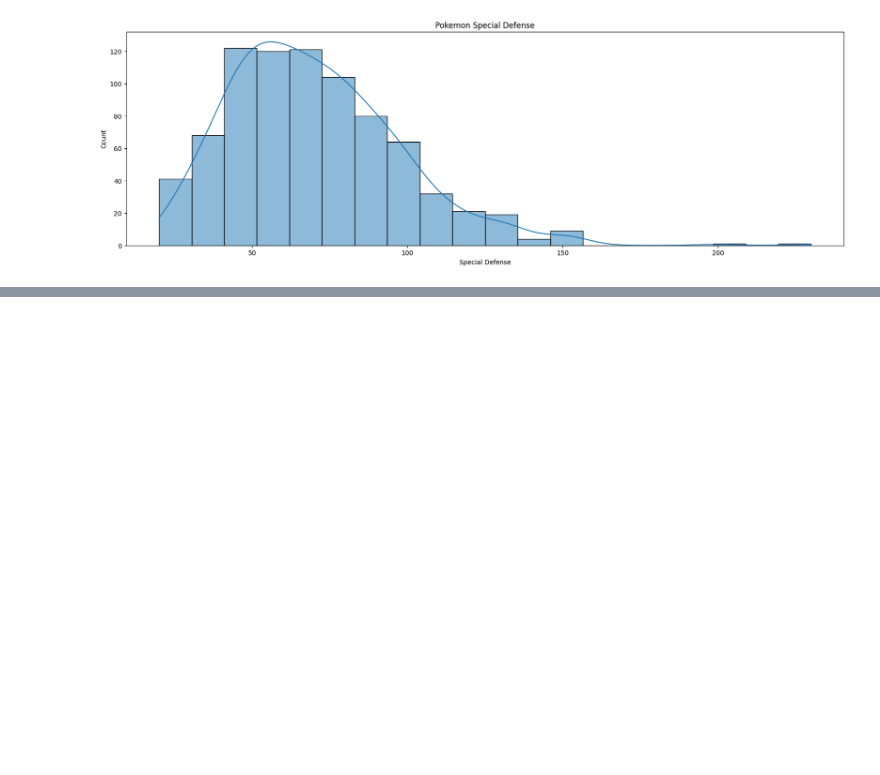
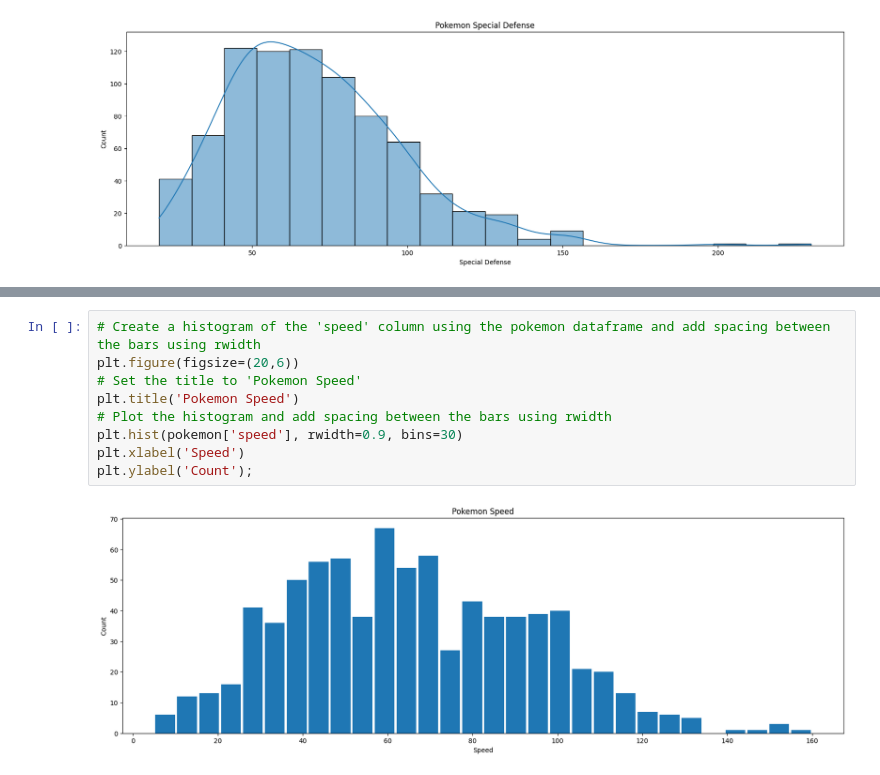
Before and after one commit to kisyular/data-visualization, a Jupyter notebook: Intro-Data-Visualization.ipynb, the cells around one changed output, grey strips where cells are left out. Cells and saved outputs as stored; diff of their text form; blank space fills up the shorter version.

```diff
--- a/Intro-Data-Visualization.ipynb
+++ b/Intro-Data-Visualization.ipynb
@@ -556,0 +611,11 @@ plt.ylabel('Count');
+# %%
+# Create a histogram of the 'speed' column using the pokemon dataframe and add spacing between the bars using rwidth
+plt.figure(figsize=(20,6))
+# Set the title to 'Pokemon Speed'
+plt.title('Pokemon Speed')
+# Plot the histogram and add spacing between the bars using rwidth
+plt.hist(pokemon['speed'], rwidth=0.9, bins=30)
+plt.xlabel('Speed')
+plt.ylabel('Count');
+# %% [output]
+[figure, added]
```
Also changed, not shown: parts of 16 cells of this notebook.
